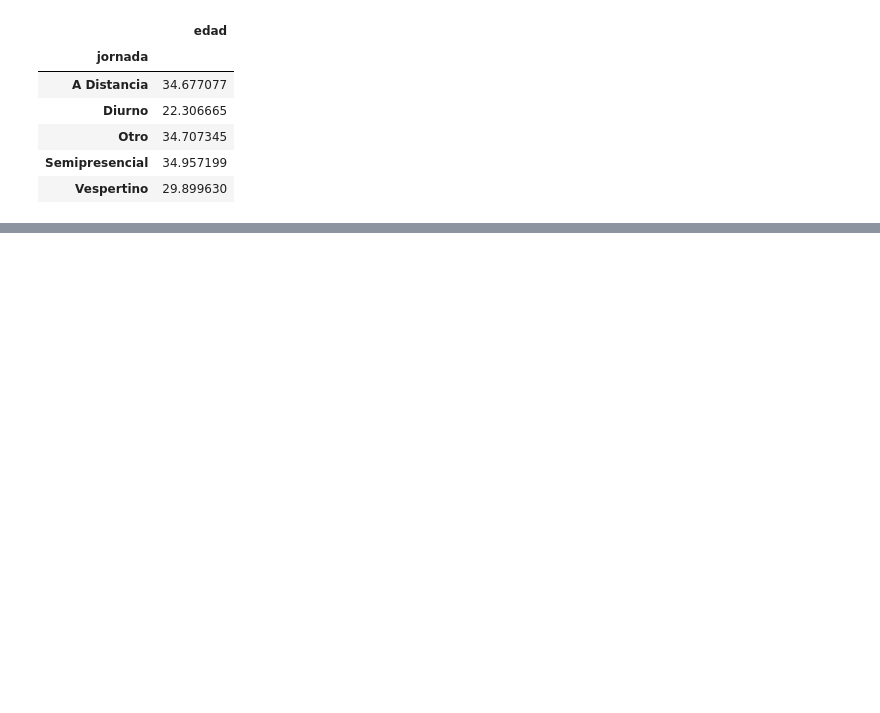
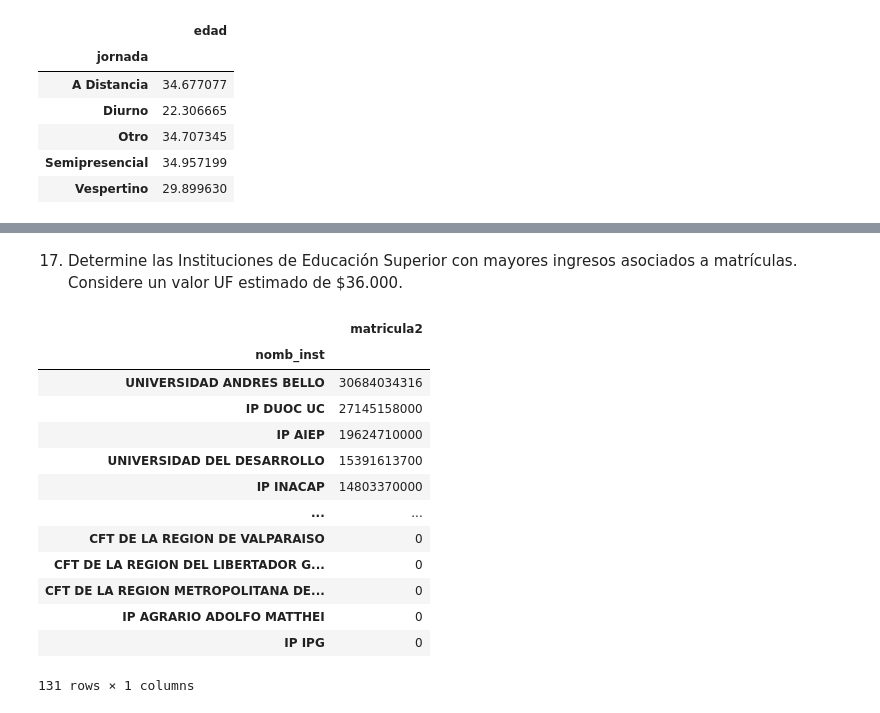
Before and after one commit to cnavarreteliz/data-analysis, a Jupyter notebook: Listado 1.ipynb, the cells around one changed output, grey strips where cells are left out. Cells and saved outputs as stored; diff of their text form; code cells hidden in the pictures; blank space fills up the shorter version.

```diff
--- a/Listado 1.ipynb
+++ b/Listado 1.ipynb
@@ -346,0 +450,21 @@ df.groupby("jornada").agg({"edad": "mean"})
+# %% [markdown]
+17. Determine las Instituciones de Educación Superior con mayores ingresos asociados a matrículas. Considere un valor UF estimado de $36.000.
+# %%
+df["matricula2"] = df.apply(lambda x: x["valor_matricula"] * 36000 if x["formato_valores"] == "Monto en UF" else x["valor_matricula"], axis=1)
+# %%
+df.groupby("nomb_inst").agg({"matricula2": "sum"}).sort_values("matricula2", ascending=False)
+# %% [output]
+|  | matricula2 |
+| nomb_inst |  |
+| UNIVERSIDAD ANDRES BELLO | 30684034316 |
+| IP DUOC UC | 27145158000 |
+| IP AIEP | 19624710000 |
+| UNIVERSIDAD DEL DESARROLLO | 15391613700 |
+| IP INACAP | 14803370000 |
+| ... | ... |
+| CFT DE LA REGION DE VALPARAISO | 0 |
+| CFT DE LA REGION DEL LIBERTADOR G... | 0 |
+| CFT DE LA REGION METROPOLITANA DE... | 0 |
+| IP AGRARIO ADOLFO MATTHEI | 0 |
+| IP IPG | 0 |
+131 rows × 1 columns
```
Also changed, not shown: parts of 17 cells of this notebook.
